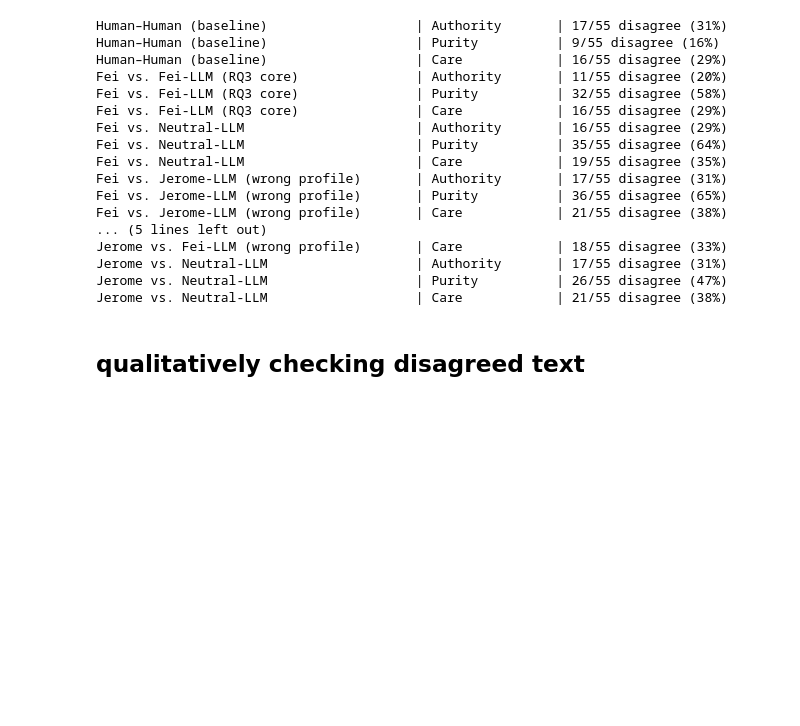
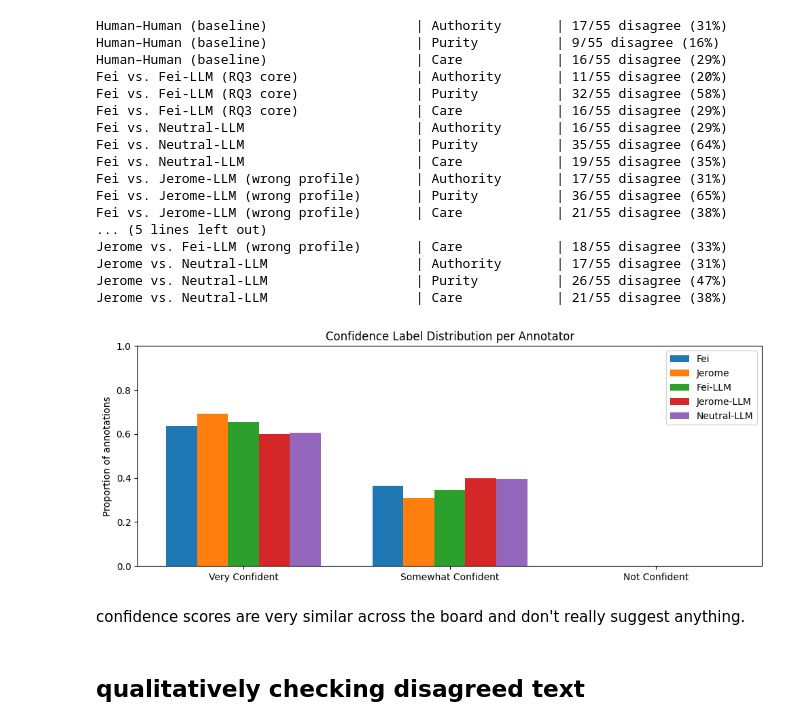
Before and after one commit to kraftedcheese/nlp_assignment_2_moralfoundations, a Jupyter notebook: RQ3.ipynb, the cells around one changed output. Drawn from its saved outputs; the diff is of its cells as text; code cells hidden in the pictures; blank space fills up the shorter version.

```diff
--- a/RQ3.ipynb
+++ b/RQ3.ipynb
@@ -253,6 +255,47 @@ Jerome vs. Fei-LLM (wrong profile)       | Care            | 18/55 disagree (33%
 Jerome vs. Neutral-LLM                   | Authority       | 17/55 disagree (31%)
 Jerome vs. Neutral-LLM                   | Purity          | 26/55 disagree (47%)
 Jerome vs. Neutral-LLM                   | Care            | 21/55 disagree (38%)
+# %%
+import matplotlib.pyplot as plt
+import numpy as np
+
+CONFIDENCE_LEVELS = ['Very Confident', 'Somewhat Confident', 'Not Confident']
+
+ANNOTATORS_CONF = {
+    'Fei':         df_fei,
+    'Jerome':      df_jerome,
+    'Fei-LLM':     df_llm_fei,
+    'Jerome-LLM':  df_llm_jerome,
+    'Neutral-LLM': df_llm,
+}
+
+# Compute proportions per confidence level per annotator
+props = {}
+for name, df in ANNOTATORS_CONF.items():
+    counts = df['confidence'].value_counts(normalize=True)
+    props[name] = [counts.get(c, 0) for c in CONFIDENCE_LEVELS]
+
+# Grouped bar chart
+x = np.arange(len(CONFIDENCE_LEVELS))
+width = 0.15  # narrower to fit 5 annotators
+fig, ax = plt.subplots(figsize=(10, 4))
+
+for i, (name, vals) in enumerate(props.items()):
+    ax.bar(x + i * width, vals, width, label=name)
+
+ax.set_xticks(x + width * 2)
+ax.set_xticklabels(CONFIDENCE_LEVELS)
+ax.set_ylabel('Proportion of annotations')
+ax.set_title('Confidence Label Distribution per Annotator')
+ax.legend()
+ax.set_ylim(0, 1)
+plt.tight_layout()
+plt.savefig('confidence_distribution.png', dpi=150)
+plt.show()
+# %% [output]
+[figure, added]
+# %% [markdown]
+confidence scores are very similar across the board and don't really suggest anything.
 # %% [markdown]
 ## qualitatively checking disagreed text
 # %%
```
Also changed, not shown: parts of 4 cells of this notebook, 1 other file.
